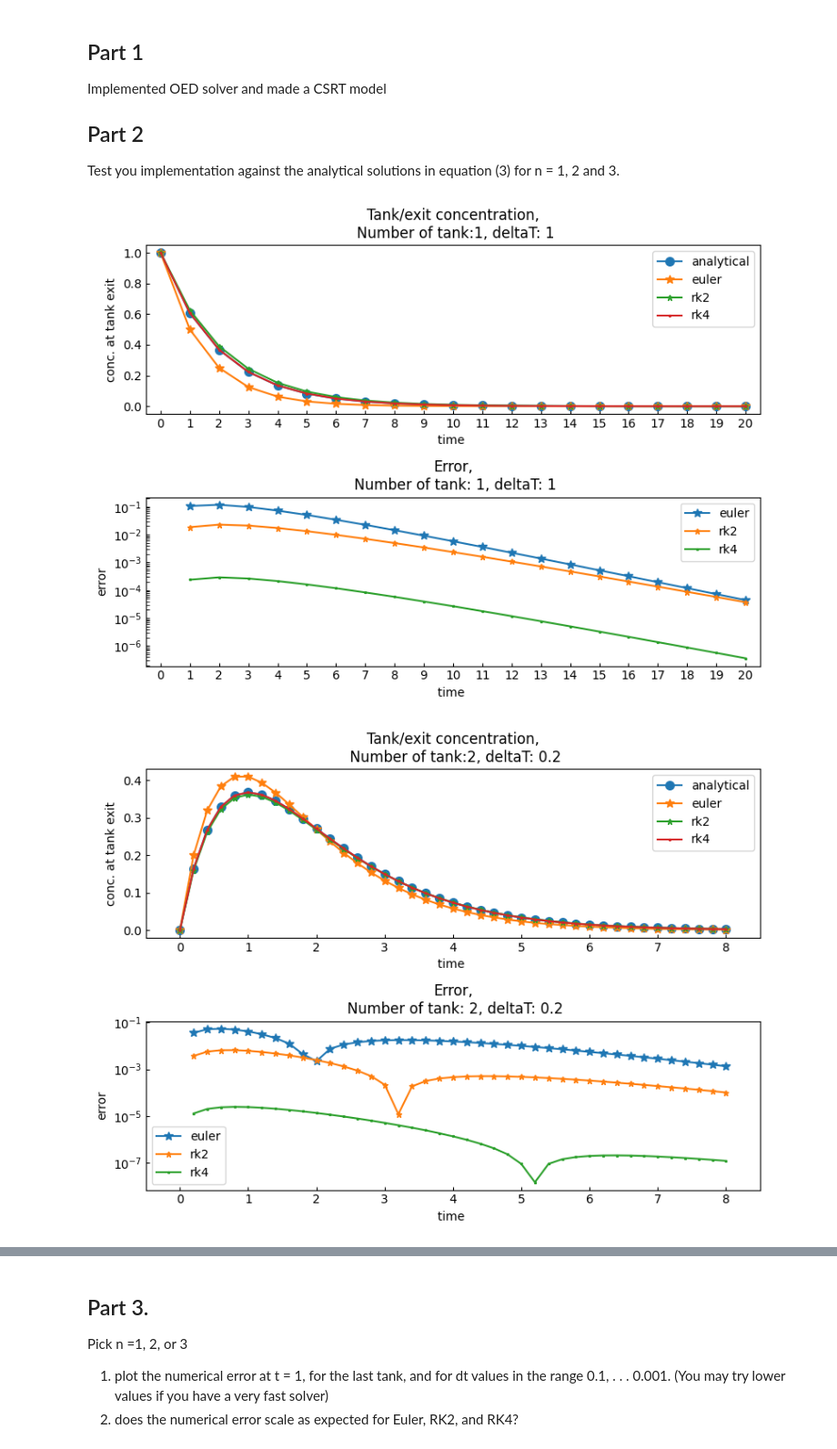
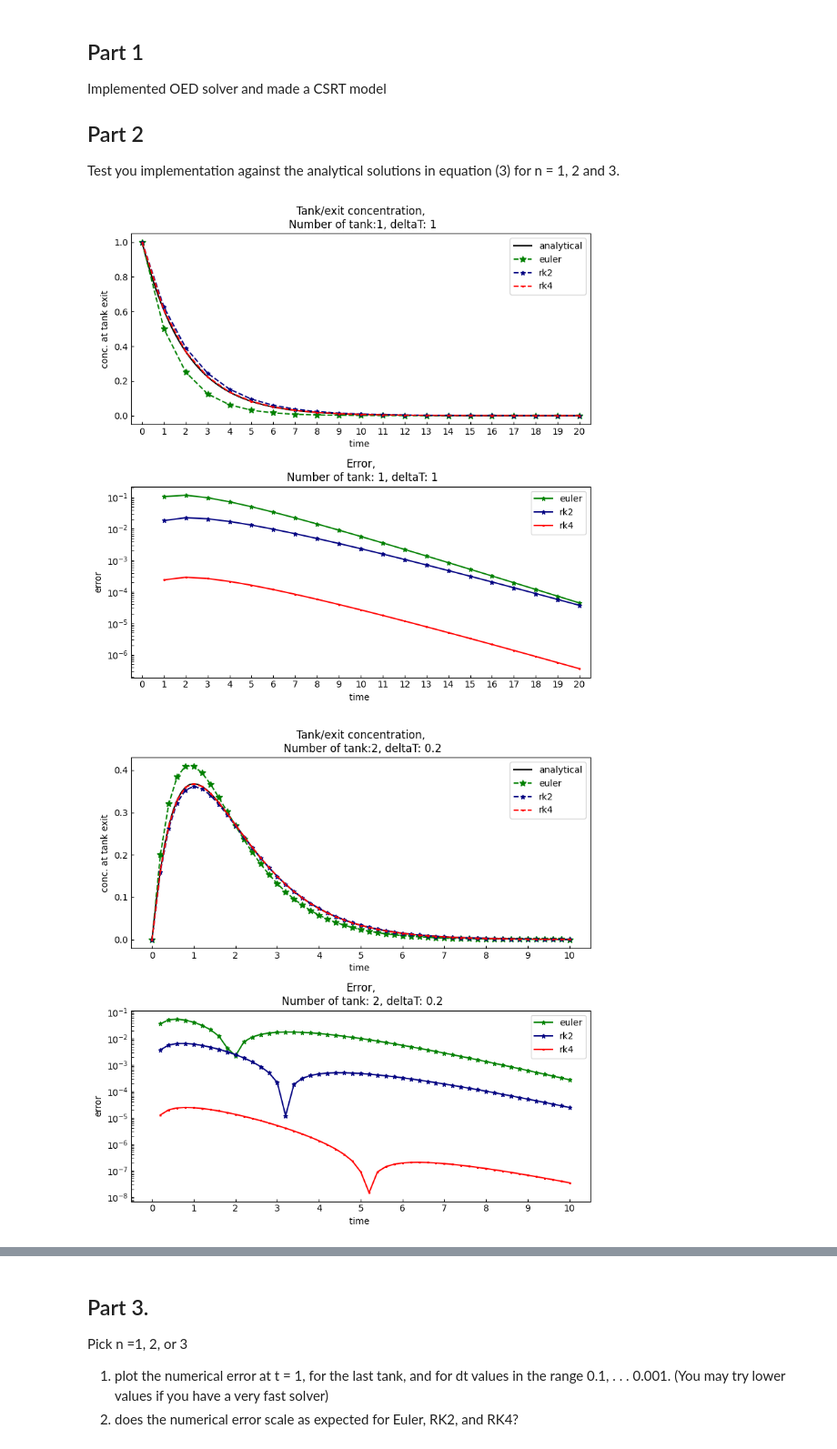
Before and after one commit to waves-stats/MOD_510_2023_autumn, a Jupyter notebook: Partha/project3/mod510_project3_partha_v3_hodjat.ipynb, the cells around one changed output, grey strips where cells are left out. Shown at 91% size. Saved outputs shown, nothing was run; the diff lists cells and outputs as text; code cells hidden in the pictures.

Commit message:
fixed the plot to show the analytical like continues curve for all dt choices

```diff
--- a/Partha/project3/mod510_project3_partha_v3_hodjat.ipynb
+++ b/Partha/project3/mod510_project3_partha_v3_hodjat.ipynb
@@ -188,6 +188,7 @@ class CSTRModel():
             case other:
                 print('Time signature not recognized')
         self.dts = self.ts[1:]- self.ts[:-1]
+        self.tsa = np.unique(np.sort(np.append(self.ts, np.arange(self.ts[0], self.ts[-1], 0.1))))
 
     def cstr(self, conc, ti,N=2,tau=2):
         '''
@@ -253,15 +254,15 @@ class CSTRModel():
         the analytical solution is avaiable for max 3 cells
         the analytical solution is possible for 4 cells or higher
         '''
-        ts = self.ts
+        tsa = self.tsa
         tau = self.tau
         match self.N:
             case 1:
-                return c0*np.exp(-ts/tau)
+                return c0*np.exp(-tsa/tau)
             case 2:
-                return 2*c0*ts/tau*np.exp(-2*ts/tau)
+                return 2*c0*tsa/tau*np.exp(-2*tsa/tau)
             case 3:
-                return c0*9*ts*ts/2/tau/tau*np.exp(-3*ts/tau)
+                return c0*9*tsa*tsa/2/tau/tau*np.exp(-3*tsa/tau)
             case other:
                 print('Not implemented')
                 return(None)
@@ -292,28 +293,30 @@ Implemented OED solver and made a CSRT model
 Test you implementation against the analytical solutions in equation (3)
 for n = 1, 2 and 3.
 # %%
-def comparision_plot(N,dt,ts,analitical, soln1, soln2, soln3):
+def comparision_plot(N, dt, ts, tsa, analytical, soln1, soln2, soln3):
     '''
     creates plots for of the time sim results
     for various solver methods vs analytical soln
     '''
     # plt.clf()
-    fig, axs=plt.subplots(nrows=2, figsize=(8,6))
+    fig, axs=plt.subplots(nrows=2, figsize=(8,8))
 
     ax=axs[0]
-    ax.plot(ts, analitical,'-o',markersize=7, label='analytical')
-    ax.plot(ts, soln1,'-*',markersize=7, label='euler')
-    ax.plot(ts, soln2,'-*',markersize=5, label='rk2')
-    ax.plot(ts, soln3,'-*',markersize=2, label='rk4')
+    ax.plot(tsa , analytical, color='black', label='analytical')
+    ax.plot(ts, soln1,'--*',markersize=7, label='euler', color='green',)
+    ax.plot(ts, soln2,'--*',markersize=5, label='rk2', color='navy')
+    ax.plot(ts, soln3,'--*',markersize=3, label='rk4', color='red')
     ax.set(xlabel='time ', ylabel='conc. at tank exit')
     ax.set(title = f'Tank/exit concentration,\n Number of tank:{N}, deltaT: {dt}')
     ax.legend()
 
+    # Since the analytical solution has lots of points. find the f(x) with the same x from numerical and analytical solution to calculate the error
+    indices = np.searchsorted(tsa, ts)
+
     ax=axs[1]
-    #ax.plot(ts, analitical,'-o',markersize=7, label='analytical')
-    ax.plot(ts[1:], np.abs(soln1[1:]-analitical[1:]),'-*',markersize=7, label='euler')
-    ax.plot(ts[1:], np.abs(soln2[1:]-analitical[1:]),'-*',markersize=5, label='rk2')
-    ax.plot(ts[1:], np.abs(soln3[1:]-analitical[1:]),'-*',markersize=2, label='rk4')
+    ax.plot(ts[1:], np.abs(soln1[1:]-analytical[indices[1:]]), '-*', markersize=5, label='euler', color='green')
+    ax.plot(ts[1:], np.abs(soln2[1:]-analytical[indices[1:]]), '-*', markersize=5, label='rk2', color='navy')
+    ax.plot(ts[1:], np.abs(soln3[1:]-analytical[indices[1:]]), '-*', markersize=3, label='rk4', color='red')
     ax.set(xlabel='time ', ylabel='error', yscale='log')
     ax.set(title = f'Error,\n Number of tank: {N}, deltaT: {dt}')
     ax.legend()
@@ -331,22 +334,21 @@ def method_comparision(tau=2, N=1,dt=3,Tmax=20,c_init='first'):
     timedata = {'t_start':0, 'dt':dt, 't_end':Tmax}
     model = CSTRModel(tau=tau, N=N, timedata=timedata, c_init=c_init)
     #nparams = model.nparams#
-
     methods = ['euler', 'rk2', 'rk4']
     soln = [0]*len(methods)
     for i, method in enumerate(methods):
         soln[i]=model.time_sim(N=N, tau=tau, c_init=c_init, ODEmethod=method)
 
     #print(soln1,soln2,soln3)
-    ts=model.ts
-    analitical= model.analytical()
-    comparision_plot(N,dt,ts,analitical, *soln)
+    analytical = model.analytical()
+    ts, tsa = model.ts, model.tsa
+    comparision_plot(N, dt, ts, tsa, analytical, *soln)
 # %%
 method_comparision(tau=2, N=1, dt=1, Tmax=20, c_init='first')
 # %% [output]
-[figure, old version]
+[figure, new version]
 # %%
-method_comparision(tau=2, N=2, dt=0.2, Tmax=8, c_init='first')
+method_comparision(tau=2, N=2, dt=0.2, Tmax=10, c_init='first')
 # %% [output]
-[figure, old version]
+[figure, new version]
 # %%
```
Also changed, not shown: parts of 1 cell of this notebook.
